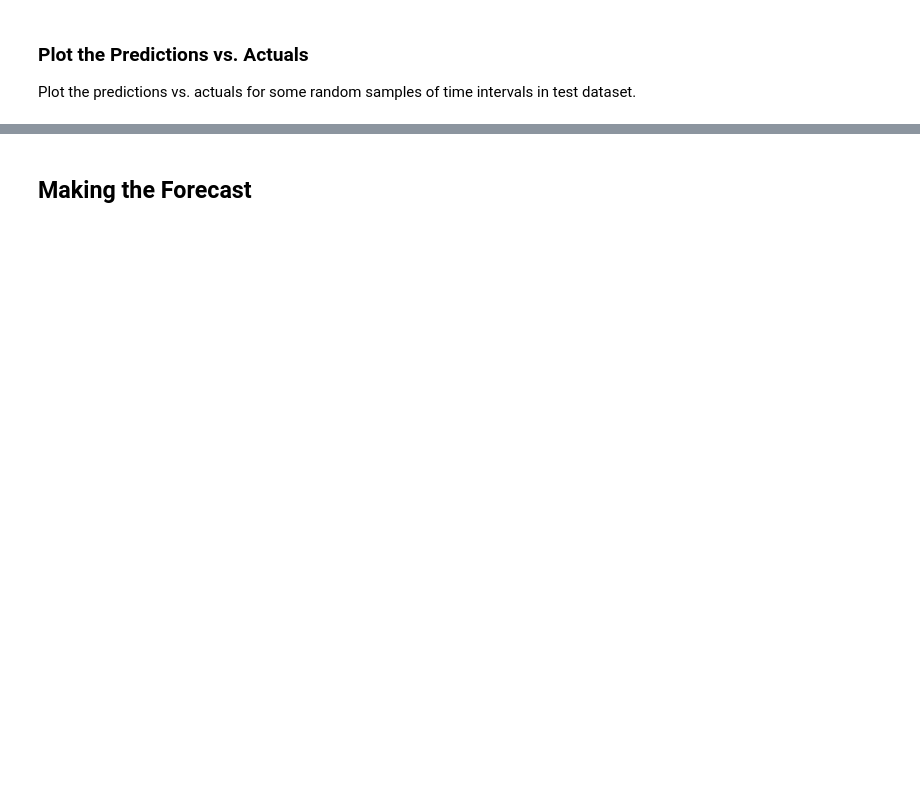
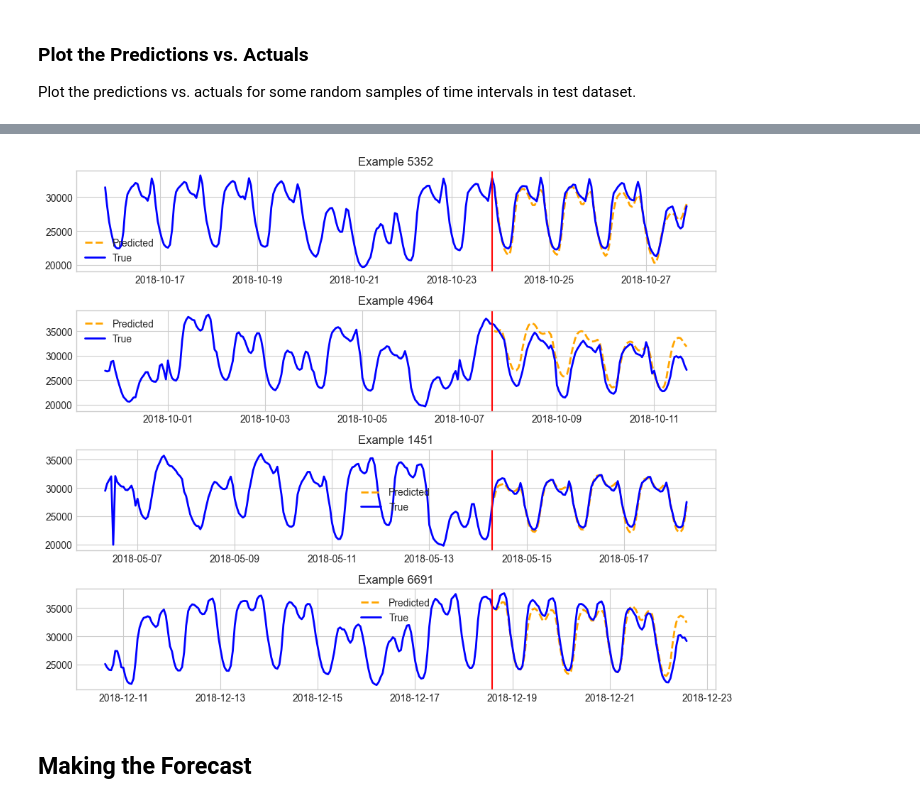
Before and after one commit to ibm-granite-community/granite-timeseries-cookbook, a Jupyter notebook: recipes/Time_Series/Few-shot_Finetuning_and_Evaluation.ipynb, the cells around one changed output, grey strips where cells are left out. Cells and saved outputs as stored; diff of their text form; code cells hidden in the pictures; blank space fills up the shorter version.

```diff
--- a/recipes/Time_Series/Few-shot_Finetuning_and_Evaluation.ipynb
+++ b/recipes/Time_Series/Few-shot_Finetuning_and_Evaluation.ipynb
@@ -321,3 +386,18 @@ plot_predictions(
+# %%
+plot_predictions(
+    input_df=test_df,
+    predictions_df=finetune_forecast,
+    timestamp_column=timestamp_column,
+    freq=tsp.freq,
+    plot_dir=None,
+    plot_prefix="Test",
+    channel="total load actual",
+    plot_context=2 * prediction_length,
+    indices=[5352, 4964, 1451, 6691],
+    num_plots=4,
+)
+# %% [output]
+[figure, added]
 # %% [markdown]
 ## Making the Forecast
 # %% [markdown]
```
Also changed, not shown: parts of 26 cells of this notebook.
